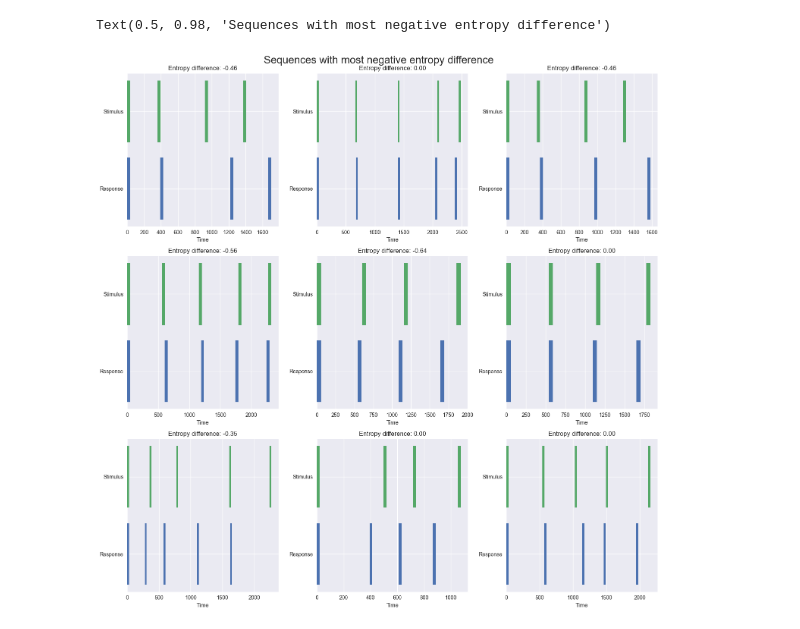
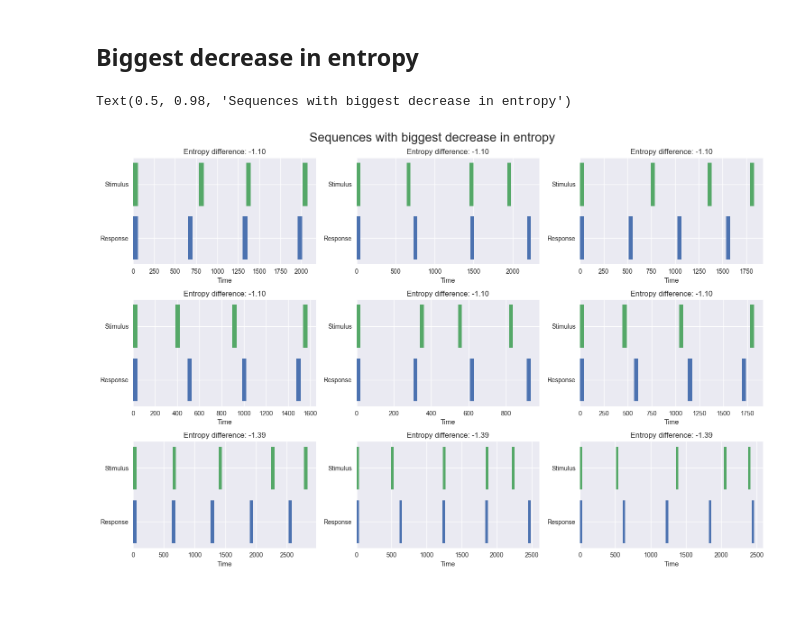
Before and after one commit to Jellevanderwerff/rhythmic_universals_in_brain_network_organization, a Jupyter notebook: scripts/interpreting_data/entropy_event_plots.ipynb, the cells around one changed output. Drawn from its saved outputs; the diff is of its cells as text; code cells hidden in the pictures; blank space fills up the shorter version.

```diff
--- a/scripts/interpreting_data/entropy_event_plots.ipynb
+++ b/scripts/interpreting_data/entropy_event_plots.ipynb
@@ -7,4 +7,5 @@ import matplotlib.pyplot as plt
 # Load ITIs df
 df = pd.read_csv(os.path.join('data', 'experiment', 'processed', 'ITIs.csv'))
 df_bytrial = pd.read_csv(os.path.join('data', 'experiment', 'processed', 'ITIs_bytrial.csv'))
+quantized = pd.read_csv(os.path.join('data', 'experiment', 'processed', 'ITIs_quantized.csv'))
 # %%
@@ -30,11 +76,11 @@ print(highest_entropy)
 
 plt.style.use('seaborn-v0_8')
 
-fig, axs = plt.subplots(3, 3, figsize=(15, 15), tight_layout=True)
+fig, axs = plt.subplots(3, 3, figsize=(15, 10), tight_layout=True)
 
 count = 0
 
-for seq_id, seq_df in highest_entropy_itis.groupby('sequence_id'):
+for seq_id, seq_df in zero_entropy_df.groupby('sequence_id'):
     resp_seq = thebeat.Sequence(seq_df.resp_iti.values)
     stim_seq = thebeat.Sequence(seq_df.stim_ioi.values)
     thebeat.visualization.plot_multiple_sequences([stim_seq, resp_seq], y_axis_labels=['Stimulus', 'Response'],
@@ -43,5 +89,5 @@ for seq_id, seq_df in highest_entropy_itis.groupby('sequence_id'):
 
     count += 1
 
-fig.suptitle('Sequences with highest entropy', fontsize=20)
+fig.suptitle('Sequences with zero entropy difference', fontsize=20)
 # %% [output]
@@ -51,0 +98,5 @@ Text(0.5, 0.98, 'Sequences with highest entropy')
+# %%
+# Get ITIs of 9 sequences with the highest entropy difference
+highest_entropy_df_q = quantized[quantized['sequence_id'].isin(highest_entropy)]
+lowest_entropy_df_q = quantized[quantized['sequence_id'].isin(lowest_entropy)]
+zero_entropy_df_q = quantized[quantized['sequence_id'].isin(zero_entropy)]
@@ -51,0 +105,19 @@ Text(0.5, 0.98, 'Sequences with highest entropy')
+# %%
+# Plot ITIs by sequence_id
+
+plt.style.use('seaborn-v0_8')
+
+fig, axs = plt.subplots(3, 3, figsize=(15, 10), tight_layout=True)
+
+count = 0
+
+for seq_id, seq_df in highest_entropy_df_q.groupby('sequence_id'):
+    resp_seq = thebeat.Sequence(seq_df.resp_iti_q.values)
+    stim_seq = thebeat.Sequence(seq_df.stim_ioi_q.values)
+    thebeat.visualization.plot_multiple_sequences([stim_seq, resp_seq], y_axis_labels=['Stimulus', 'Response'],
+    title=f"Entropy difference = {seq_df.entropy_diff.values[0]:.2f}",
+                                                   ax=axs[count // 3, count % 3])
+
+    count += 1
+
+fig.suptitle('Sequences with biggest increase in entropy', fontsize=20)
@@ -52,23 +127,25 @@ Text(0.5, 0.98, 'Sequences with highest entropy')
+# %% [markdown]
+## Biggest decrease in entropy
 # %%
 # Plot ITIs by sequence_id
 
 plt.style.use('seaborn-v0_8')
 
-fig, axs = plt.subplots(3, 3, figsize=(15, 15), tight_layout=True)
+fig, axs = plt.subplots(3, 3, figsize=(15, 10), tight_layout=True)
 
 count = 0
 
-for seq_id, seq_df in lowest_entropy_itis.groupby('sequence_id'):
-    resp_seq = thebeat.Sequence(seq_df.resp_iti.values)
-    stim_seq = thebeat.Sequence(seq_df.stim_ioi.values)
+for seq_id, seq_df in lowest_entropy_df_q.groupby('sequence_id'):
+    resp_seq = thebeat.Sequence(seq_df.resp_iti_q.values)
+    stim_seq = thebeat.Sequence(seq_df.stim_ioi_q.values)
     thebeat.visualization.plot_multiple_sequences([stim_seq, resp_seq],
                                                   title = f"Entropy difference: {seq_df.entropy_diff.values[0]:.2f}",
                                                   y_axis_labels=['Stimulus', 'Response'],
                                                    ax=axs[count // 3, count % 3])
 
     count += 1
 
-fig.suptitle('Sequences with most negative entropy difference', fontsize=20)
+fig.suptitle('Sequences with biggest decrease in entropy', fontsize=20)
 # %% [output]
-Text(0.5, 0.98, 'Sequences with most negative entropy difference')
+Text(0.5, 0.98, 'Sequences with biggest decrease in entropy')
-[figure, old version]
+[figure, new version]
```
Also changed, not shown: parts of 15 cells of this notebook, 17 other files.
